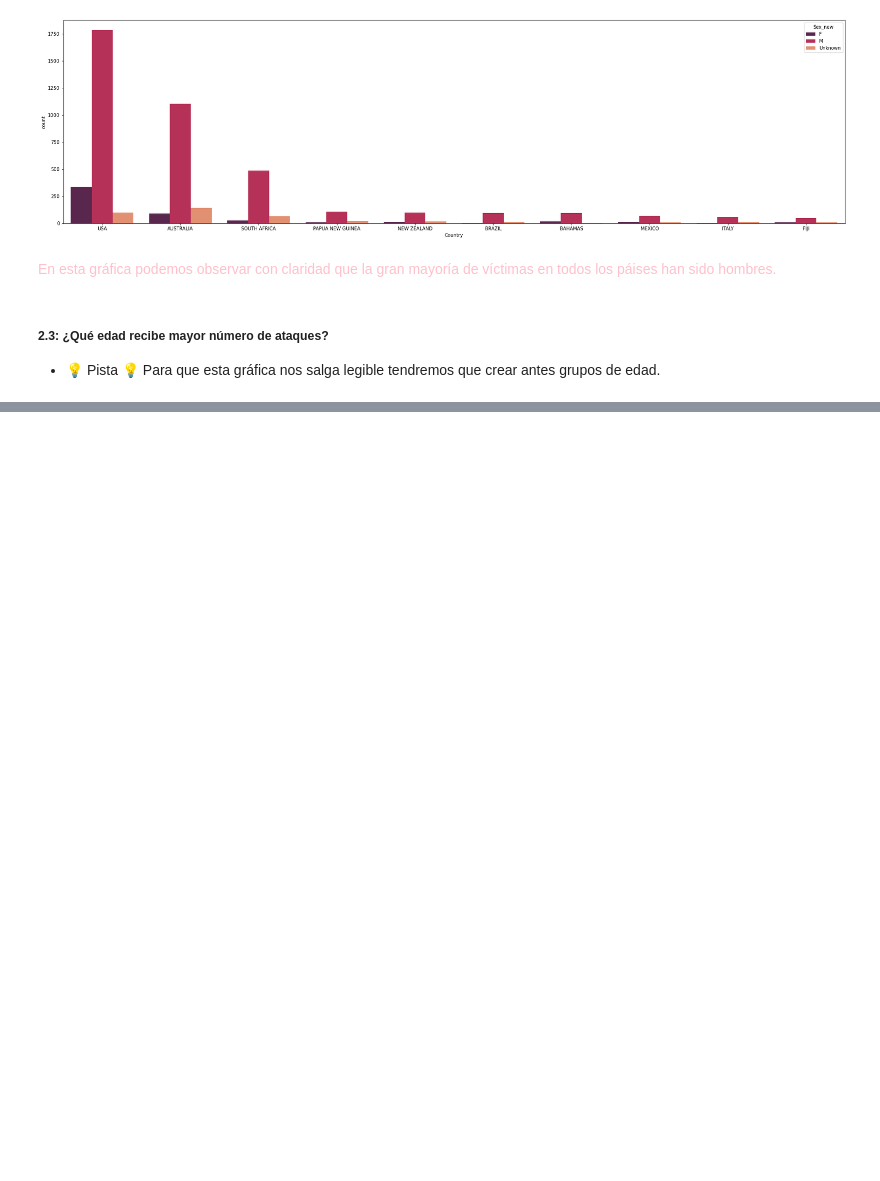
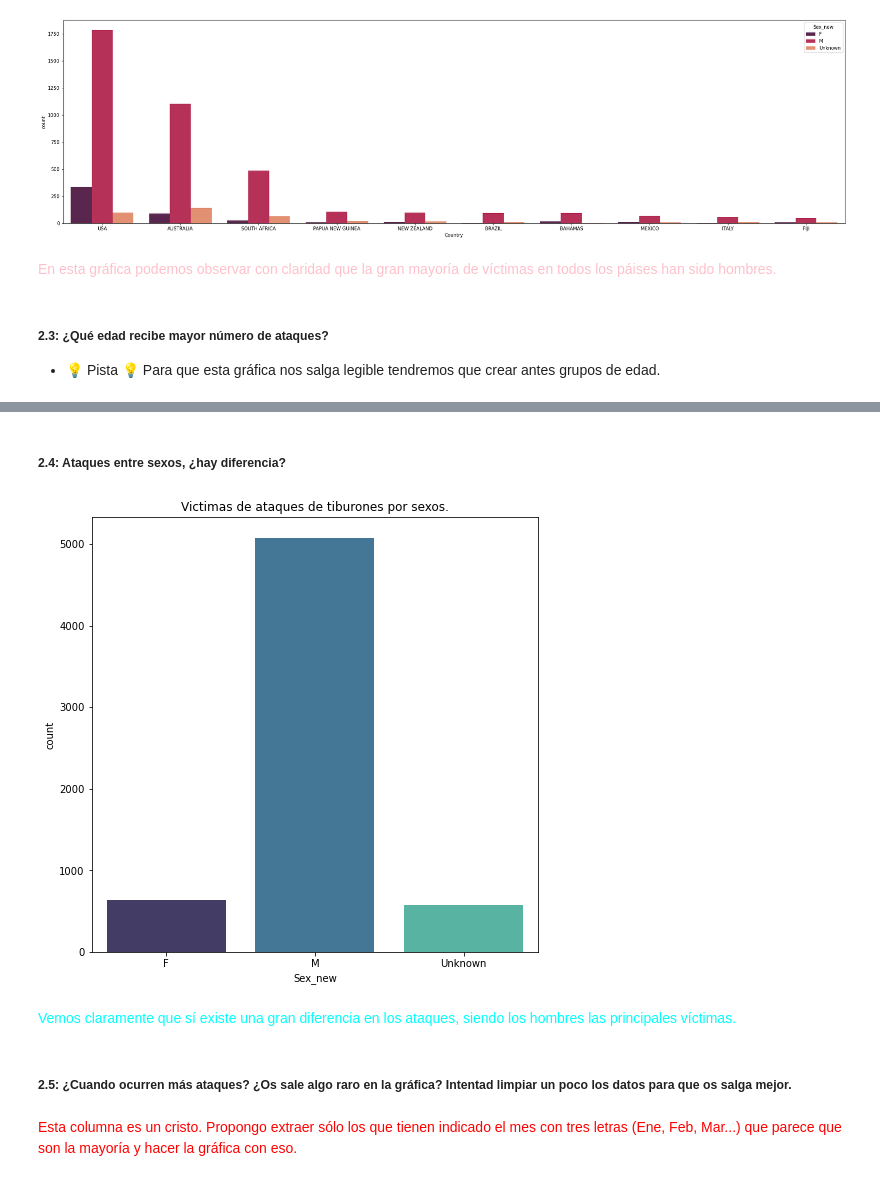
Before and after one commit to Adalab/DA-promo-a-modulo-2-pair-2-Almudena-Olivia, a Jupyter notebook: EDA/EDA 3/pair_programming-eda_3.ipynb, the cells around one changed output, grey strips where cells are left out. Drawn from its saved outputs; the diff is of its cells as text; code cells hidden in the pictures; blank space fills up the shorter version.

```diff
--- a/EDA/EDA 3/pair_programming-eda_3.ipynb
+++ b/EDA/EDA 3/pair_programming-eda_3.ipynb
@@ -114,0 +126,14 @@ print(df_bins_edad_group_frec)
+# %% [markdown]
+ ##### 2.4: Ataques entre sexos, ¿hay diferencia?
+# %%
+plt.figure(figsize=(8,8))
+plt.title('Victimas de ataques de tiburones por sexos.')
+sns.countplot(x="Sex_new", data=df, palette = 'mako');
+# %% [output]
+[figure, added]
+# %% [markdown]
+<font color='cyan'> Vemos claramente que sí existe una gran diferencia en los ataques, siendo los hombres las principales víctimas.</font>
+# %% [markdown]
+##### 2.5: ¿Cuando ocurren más ataques? ¿Os sale algo raro en la gráfica? Intentad limpiar un poco los datos para que os salga mejor.
+# %% [markdown]
+<font color='red'> Esta columna es un cristo. Propongo extraer sólo los que tienen indicado el mes con tres letras (Ene, Feb, Mar...) que parece que son la mayoría y hacer la gráfica con eso.</font>
```
Also changed, not shown: parts of 11 cells of this notebook.
